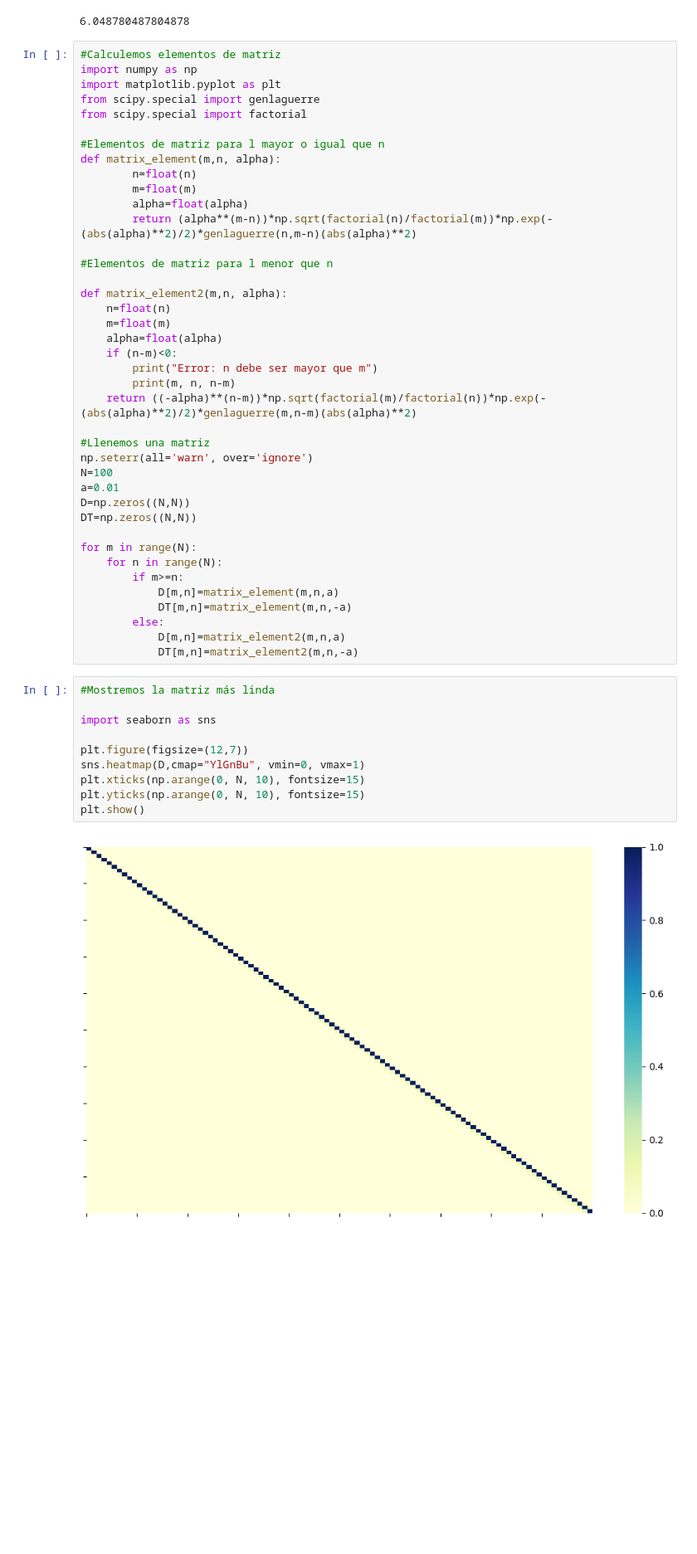
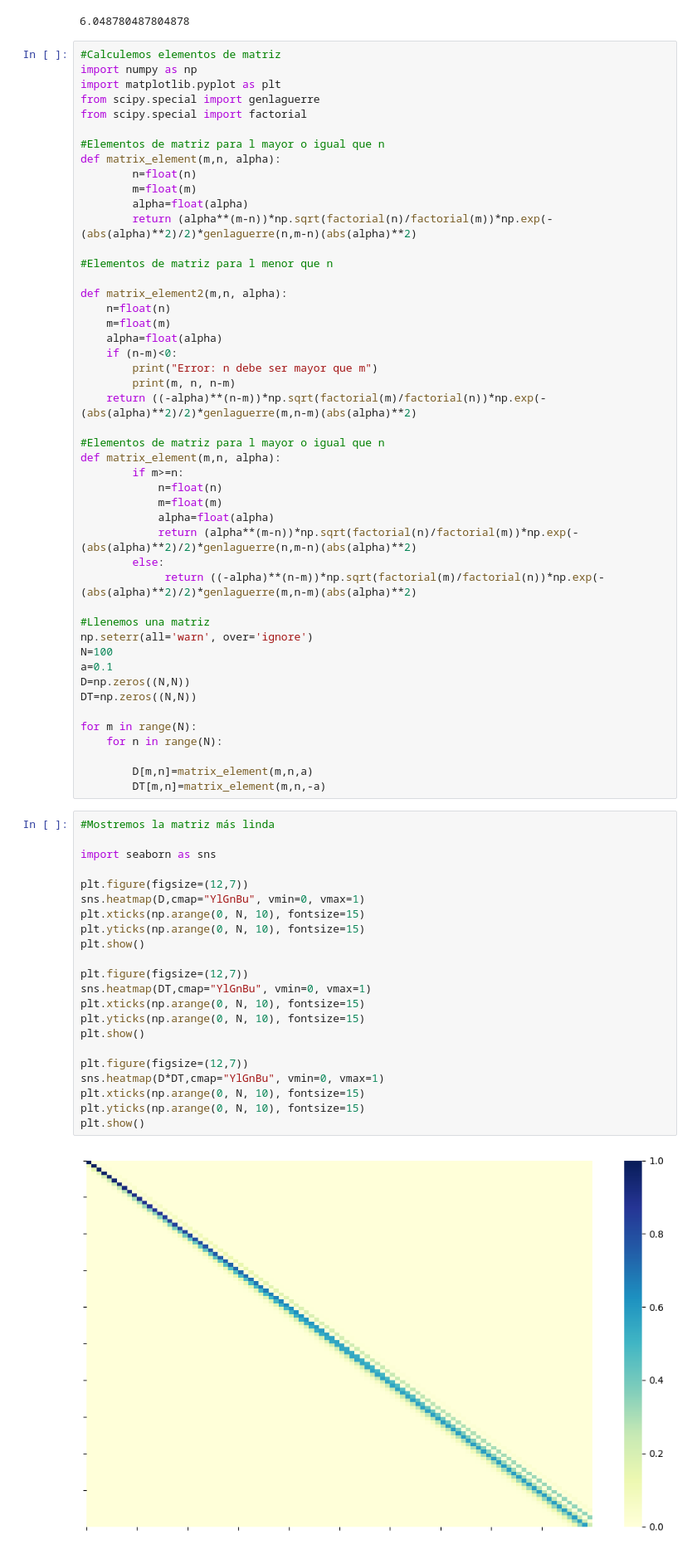
Before and after one commit to miguelgalviseli/Quantum_Photodynamics, a Jupyter notebook: ejemplo.ipynb, the cells around one changed output. Shown: that part at 83% size. Cells and saved outputs as stored; diff of their text form; blank space fills up the shorter version.

```diff
--- a/ejemplo.ipynb
+++ b/ejemplo.ipynb
@@ -253,30 +253,49 @@ def matrix_element2(m,n, alpha):
         print(m, n, n-m)
     return ((-alpha)**(n-m))*np.sqrt(factorial(m)/factorial(n))*np.exp(-(abs(alpha)**2)/2)*genlaguerre(m,n-m)(abs(alpha)**2)
 
+#Elementos de matriz para l mayor o igual que n
+def matrix_element(m,n, alpha):
+        if m>=n:
+            n=float(n)
+            m=float(m)
+            alpha=float(alpha)
+            return (alpha**(m-n))*np.sqrt(factorial(n)/factorial(m))*np.exp(-(abs(alpha)**2)/2)*genlaguerre(n,m-n)(abs(alpha)**2)
+        else:
+             return ((-alpha)**(n-m))*np.sqrt(factorial(m)/factorial(n))*np.exp(-(abs(alpha)**2)/2)*genlaguerre(m,n-m)(abs(alpha)**2)
+
 #Llenemos una matriz
 np.seterr(all='warn', over='ignore')
 N=100
-a=0.01
+a=0.1
 D=np.zeros((N,N))
 DT=np.zeros((N,N))
 
 for m in range(N):
     for n in range(N):
-        if m>=n:
-            D[m,n]=matrix_element(m,n,a)
-            DT[m,n]=matrix_element(m,n,-a)
-        else:
-            D[m,n]=matrix_element2(m,n,a)
-            DT[m,n]=matrix_element2(m,n,-a)
+
+        D[m,n]=matrix_element(m,n,a)
+        DT[m,n]=matrix_element(m,n,-a)
 # %%
 #Mostremos la matriz más linda
 
 import seaborn as sns
 
 plt.figure(figsize=(12,7))
 sns.heatmap(D,cmap="YlGnBu", vmin=0, vmax=1)
 plt.xticks(np.arange(0, N, 10), fontsize=15)
 plt.yticks(np.arange(0, N, 10), fontsize=15)
 plt.show()
+
+plt.figure(figsize=(12,7))
+sns.heatmap(DT,cmap="YlGnBu", vmin=0, vmax=1)
+plt.xticks(np.arange(0, N, 10), fontsize=15)
+plt.yticks(np.arange(0, N, 10), fontsize=15)
+plt.show()
+
+plt.figure(figsize=(12,7))
+sns.heatmap(D*DT,cmap="YlGnBu", vmin=0, vmax=1)
+plt.xticks(np.arange(0, N, 10), fontsize=15)
+plt.yticks(np.arange(0, N, 10), fontsize=15)
+plt.show()
 # %% [output]
-[figure, old version]
+[figure, new version]
```
Also changed, not shown: parts of 3 cells of this notebook, 5 other files.
